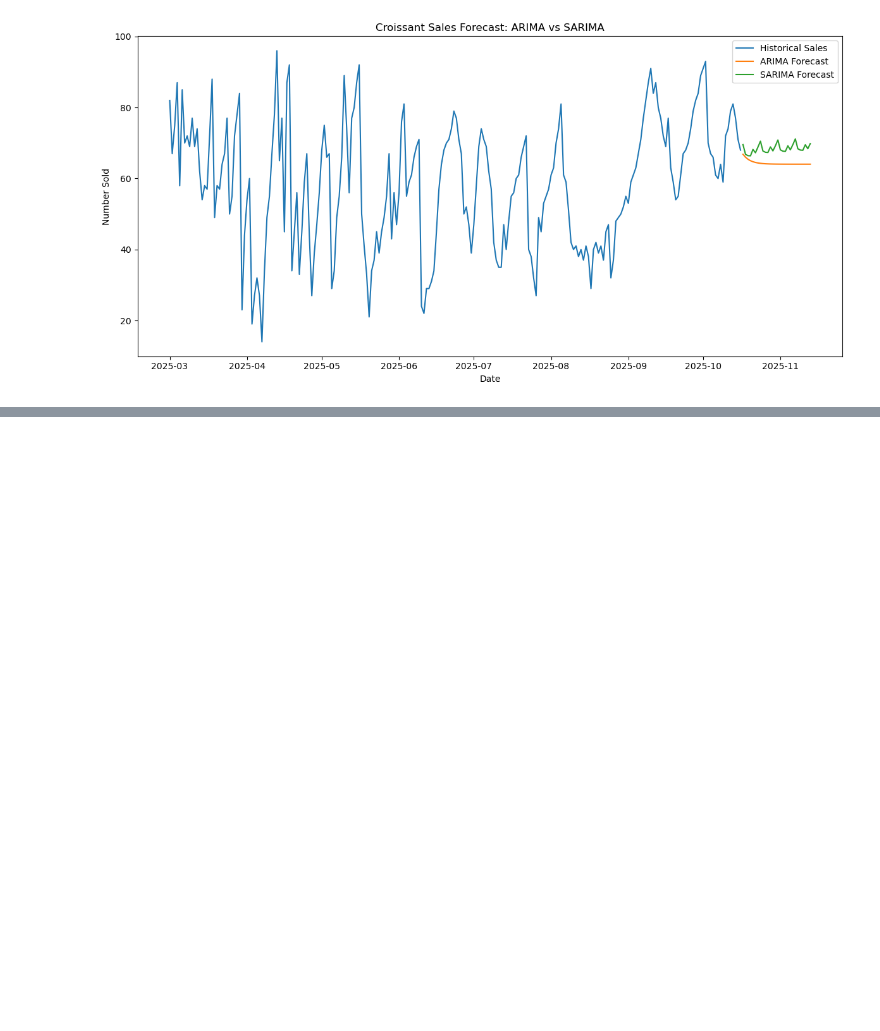
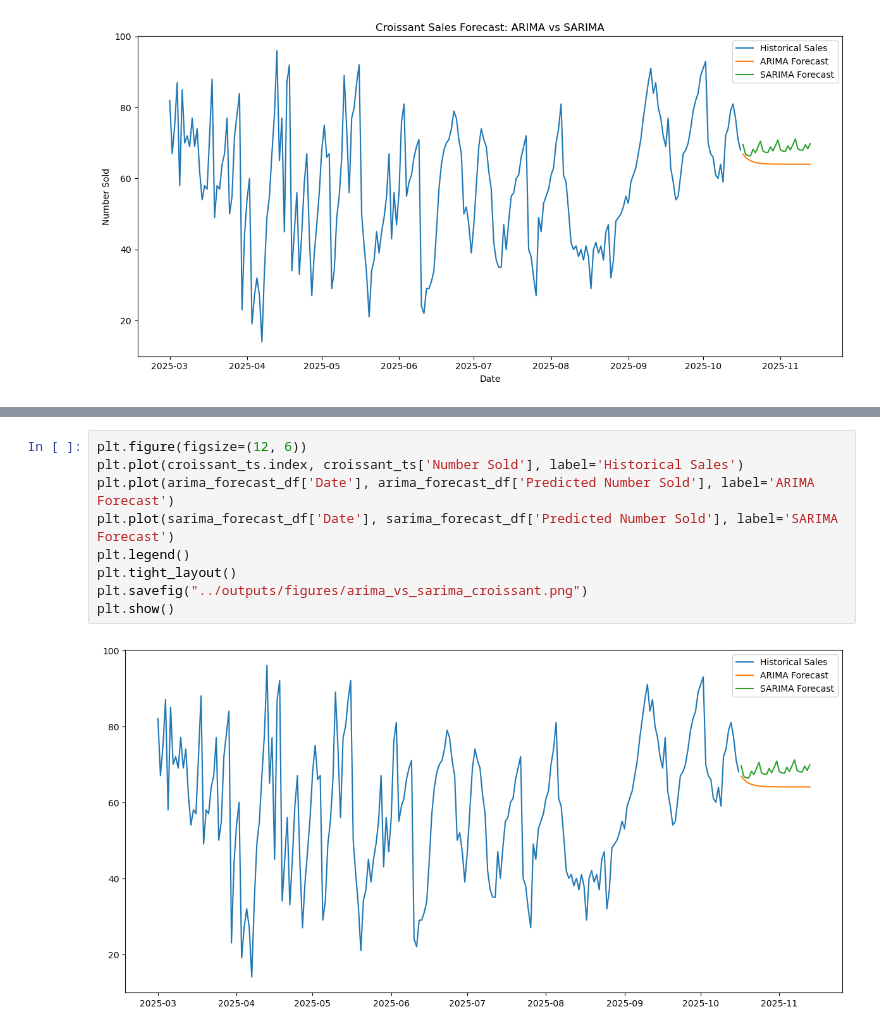
Before and after one commit to ufigiabhi/SYSDEV-Groupproject, a Jupyter notebook: ml/notebooks/01_data_loading_and_cleaning.ipynb, the cells around one changed output, grey strips where cells are left out. Drawn from its saved outputs; the diff is of its cells as text; blank space fills up the shorter version.

```diff
--- a/ml/notebooks/01_data_loading_and_cleaning.ipynb
+++ b/ml/notebooks/01_data_loading_and_cleaning.ipynb
@@ -450,0 +465,11 @@ plt.show()
+# %%
+plt.figure(figsize=(12, 6))
+plt.plot(croissant_ts.index, croissant_ts['Number Sold'], label='Historical Sales')
+plt.plot(arima_forecast_df['Date'], arima_forecast_df['Predicted Number Sold'], label='ARIMA Forecast')
+plt.plot(sarima_forecast_df['Date'], sarima_forecast_df['Predicted Number Sold'], label='SARIMA Forecast')
+plt.legend()
+plt.tight_layout()
+plt.savefig("../outputs/figures/arima_vs_sarima_croissant.png")
+plt.show()
+# %% [output]
+[figure, added]
```
Also changed, not shown: parts of 12 cells of this notebook, 2 other files.
